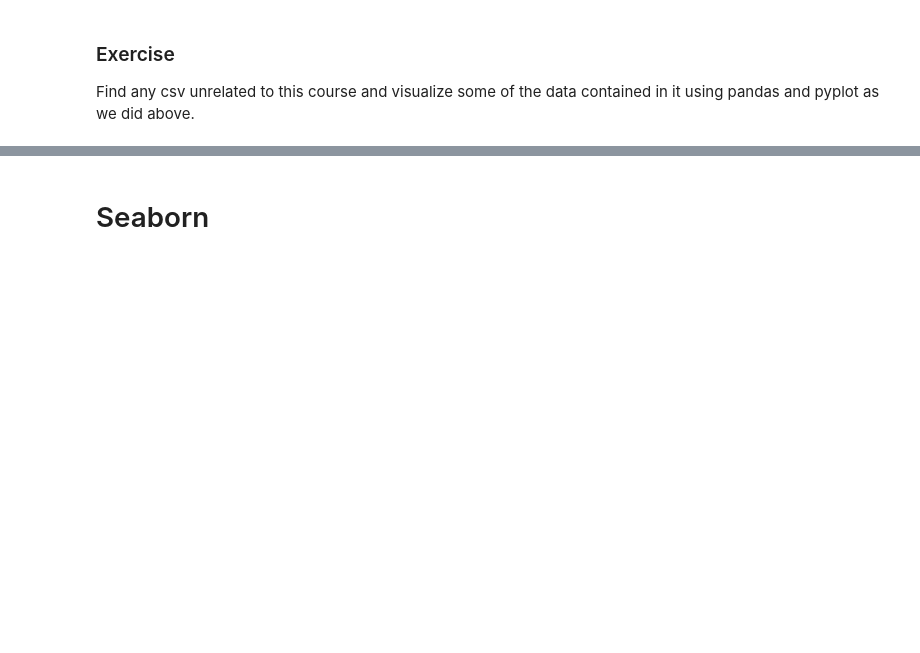
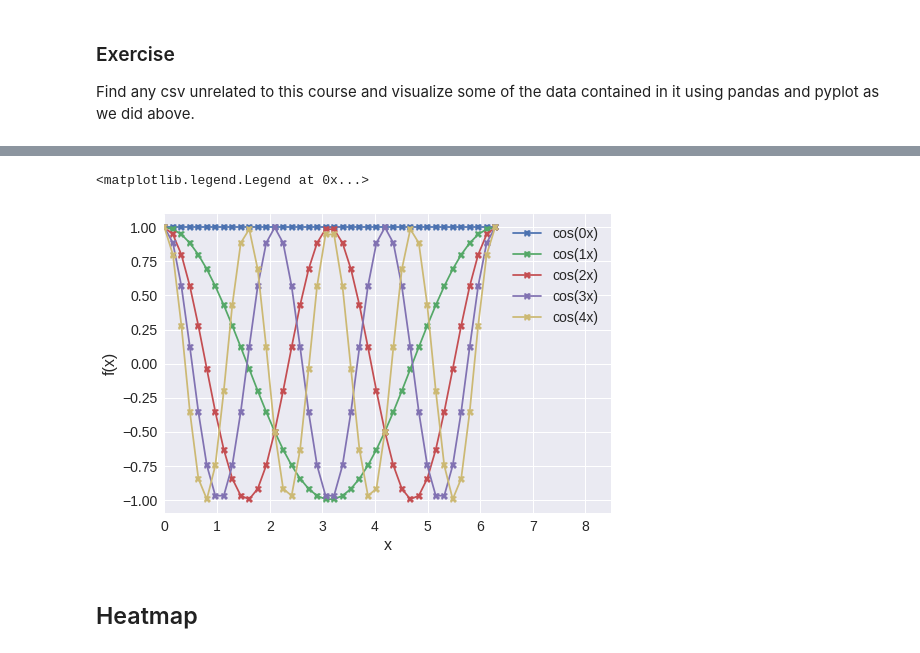
Before and after one commit to jcartus/PythonCourse, a Jupyter notebook: 05_PandasAndAndvancedPlotting.ipynb, the cells around one changed output, grey strips where cells are left out. Drawn from its saved outputs; the diff is of its cells as text; code cells hidden in the pictures; blank space fills up the shorter version.

```diff
--- a/05_PandasAndAndvancedPlotting.ipynb
+++ b/05_PandasAndAndvancedPlotting.ipynb
@@ -146,2 +172,23 @@ Find any csv unrelated to this course and visualize some of the data contained i
+# %%
+x = np.linspace(0, 2*np.pi, 40)
+
+for i in range(5):
+    y = np.cos(i*x) #+ np.random.randn(*x.shape)*0.3
+    plt.plot(x, y, "X-", label=f"cos({i}x)")
+
+plt.xlabel("x", fontsize=16)
+plt.ylabel("f(x)", fontsize=16)
+
+
+plt.xticks(fontsize=14);
+plt.yticks(fontsize=14);
+
+# make some room for the legend
+plt.xlim(0, 2.7*np.pi)
+
+plt.legend(fontsize=14)
+# %% [output]
+<matplotlib.legend.Legend at 0x...>
+[figure, added]
 # %% [markdown]
-# Seaborn
+## Heatmap
```
Also changed, not shown: parts of 18 cells of this notebook.
